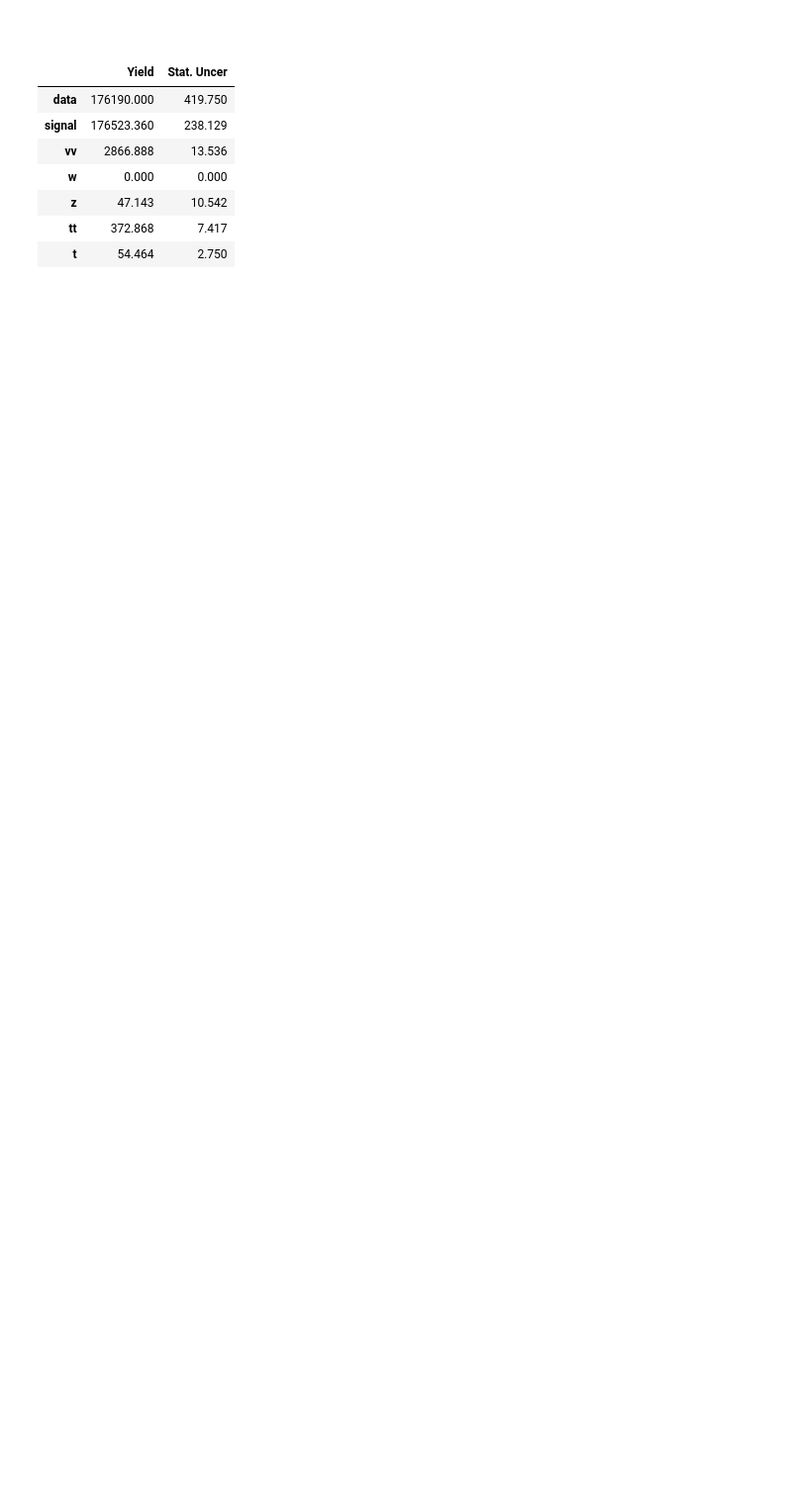
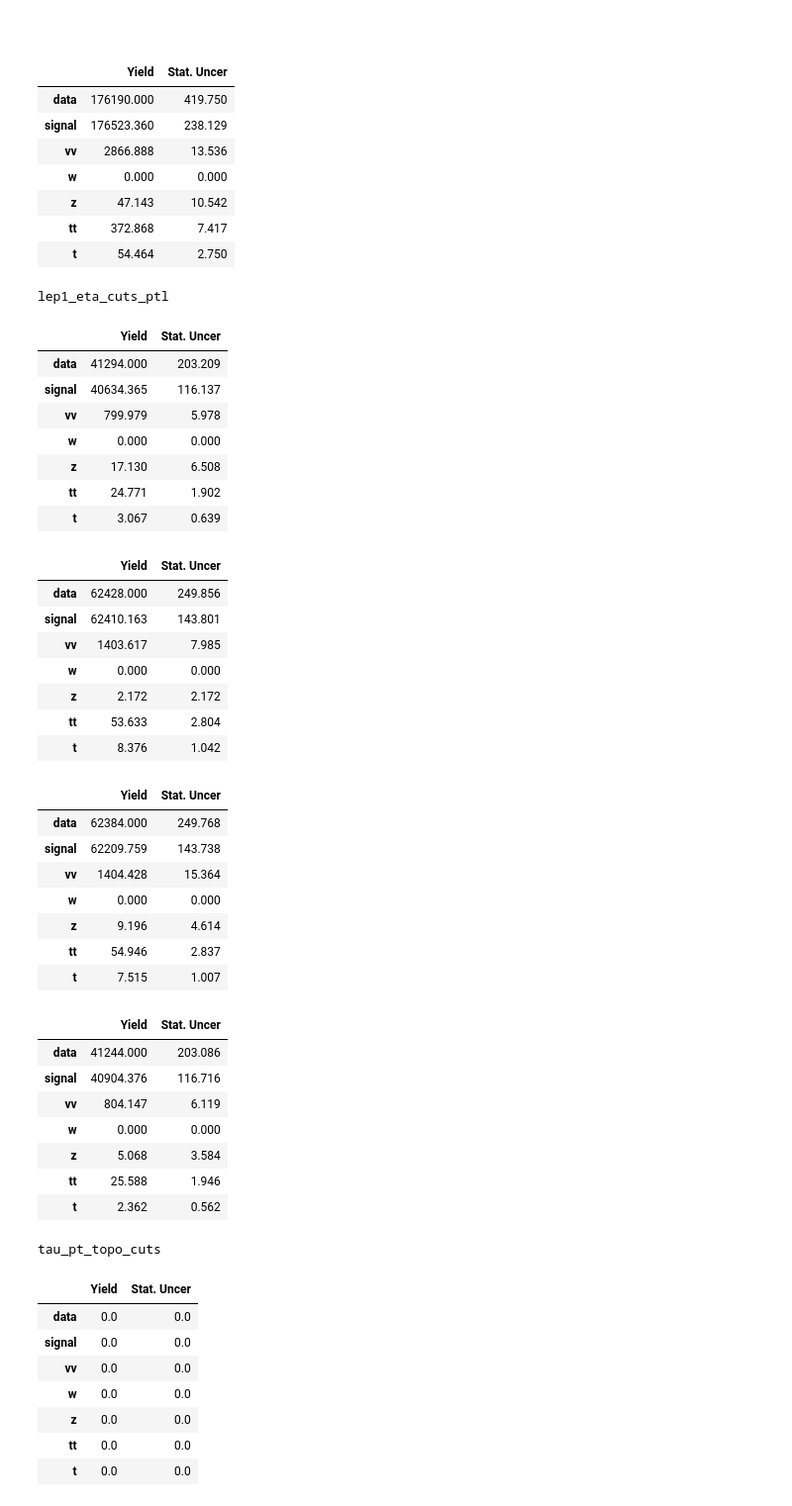
Before and after one commit to diegobaronm/TauID, a Jupyter notebook: MuMu/Plots/StackPlot.ipynb, the cells around one changed output. Shown at 99% size. Saved outputs shown, nothing was run; the diff lists cells and outputs as text; code cells hidden in the pictures; blank space fills up the shorter version.

```diff
--- a/MuMu/Plots/StackPlot.ipynb
+++ b/MuMu/Plots/StackPlot.ipynb
@@ -463,3 +463,53 @@ print_yields(1,77,"tau_pt_topo_cuts") #78->46
 | z | 47.143 | 10.542 |
 | tt | 372.868 | 7.417 |
 | t | 54.464 | 2.750 |
+# %%
+eta = {"lep1_eta_cuts_ptl":[1,12,13,25,26,38,39,50],"tau_pt_topo_cuts":[1,45,46,65,66,201,46,201]}
+for i in eta:
+    print(i)
+    for c in range(len(eta[i])):
+        if c%2==0:
+            print_yields(eta[i][c],eta[i][c+1],str(i))
+# %% [output]
+lep1_eta_cuts_ptl
+|  | Yield | Stat. Uncer |
+| data | 41294.000 | 203.209 |
+| signal | 40634.365 | 116.137 |
+| vv | 799.979 | 5.978 |
+| w | 0.000 | 0.000 |
+| z | 17.130 | 6.508 |
+| tt | 24.771 | 1.902 |
+| t | 3.067 | 0.639 |
+|  | Yield | Stat. Uncer |
+| data | 62428.000 | 249.856 |
+| signal | 62410.163 | 143.801 |
+| vv | 1403.617 | 7.985 |
+| w | 0.000 | 0.000 |
+| z | 2.172 | 2.172 |
+| tt | 53.633 | 2.804 |
+| t | 8.376 | 1.042 |
+|  | Yield | Stat. Uncer |
+| data | 62384.000 | 249.768 |
+| signal | 62209.759 | 143.738 |
+| vv | 1404.428 | 15.364 |
+| w | 0.000 | 0.000 |
+| z | 9.196 | 4.614 |
+| tt | 54.946 | 2.837 |
+| t | 7.515 | 1.007 |
+|  | Yield | Stat. Uncer |
+| data | 41244.000 | 203.086 |
+| signal | 40904.376 | 116.716 |
+| vv | 804.147 | 6.119 |
+| w | 0.000 | 0.000 |
+| z | 5.068 | 3.584 |
+| tt | 25.588 | 1.946 |
+| t | 2.362 | 0.562 |
+tau_pt_topo_cuts
+|  | Yield | Stat. Uncer |
+| data | 0.0 | 0.0 |
+| signal | 0.0 | 0.0 |
+| vv | 0.0 | 0.0 |
+| w | 0.0 | 0.0 |
+| z | 0.0 | 0.0 |
+| tt | 0.0 | 0.0 |
+| t | 0.0 | 0.0 |
```
Also changed, not shown: parts of 3 cells of this notebook, 27 other files.
